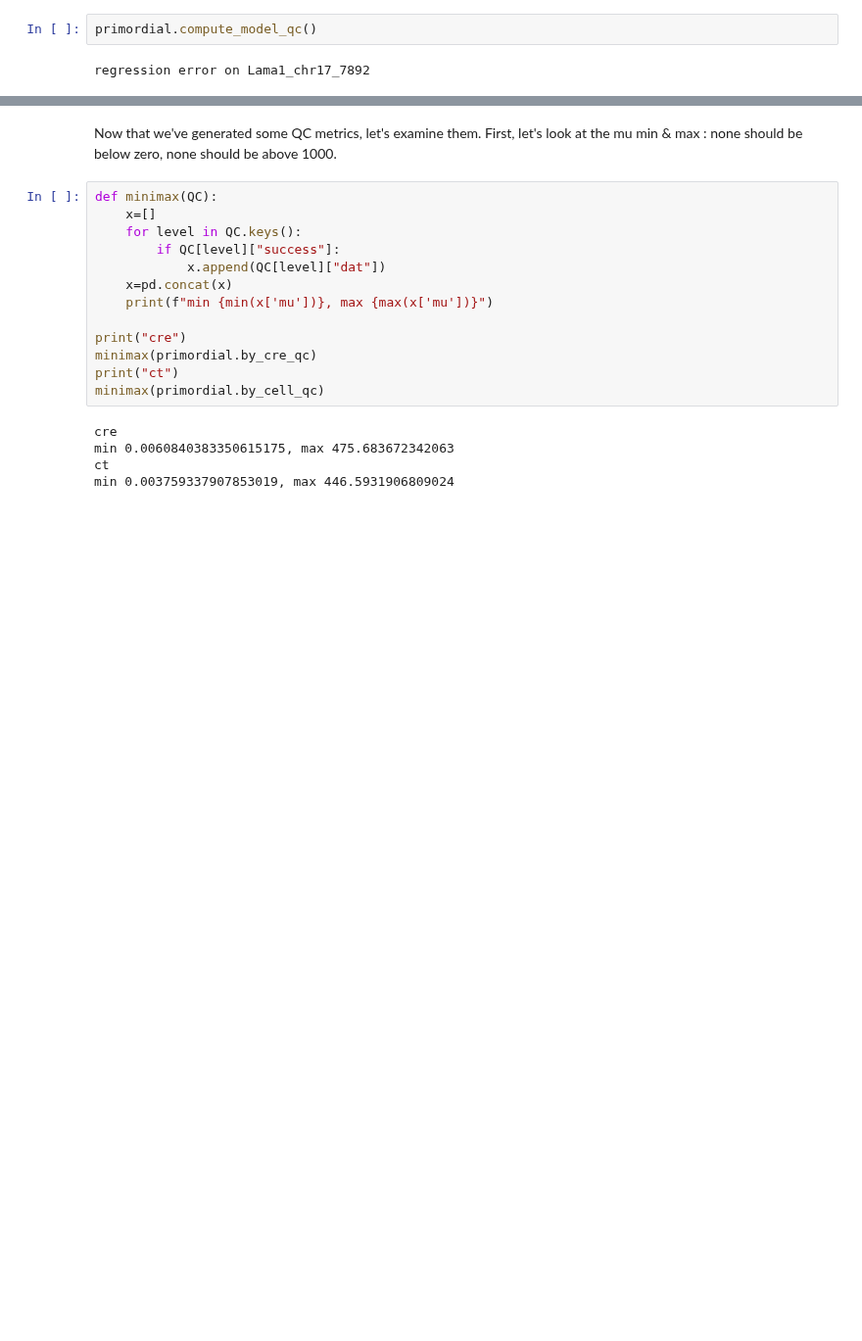
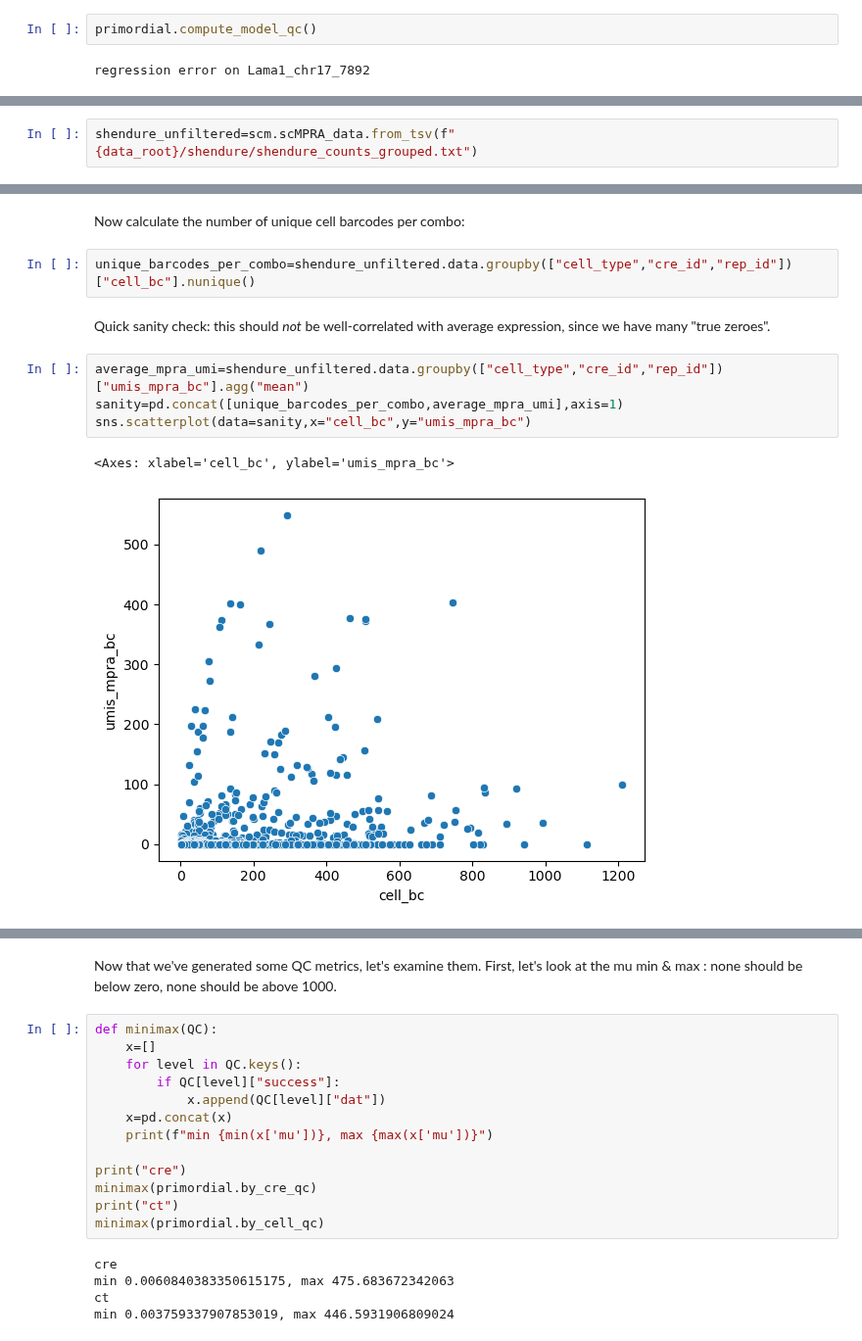
Before and after one commit to Reilly-Lab-Yale/tabula-rasa, a Jupyter notebook: analyses/supporting/shendure_mean_recap.ipynb, the cells around one changed output, grey strips where cells are left out. Shown at 98% size. Saved outputs shown, nothing was run; the diff lists cells and outputs as text; blank space fills up the shorter version.

```diff
--- a/analyses/supporting/shendure_mean_recap.ipynb
+++ b/analyses/supporting/shendure_mean_recap.ipynb
@@ -84,0 +87,2 @@ regression error on Lama1_chr17_7892
+# %%
+shendure_unfiltered=scm.scMPRA_data.from_tsv(f"{data_root}/shendure/shendure_counts_grouped.txt")
@@ -84,0 +105,13 @@ regression error on Lama1_chr17_7892
+# %% [markdown]
+Now calculate the number of unique cell barcodes per combo:
+# %%
+unique_barcodes_per_combo=shendure_unfiltered.data.groupby(["cell_type","cre_id","rep_id"])["cell_bc"].nunique()
+# %% [markdown]
+Quick sanity check: this should *not* be well-correlated with average expression, since we have many "true zeroes".
+# %%
+average_mpra_umi=shendure_unfiltered.data.groupby(["cell_type","cre_id","rep_id"])["umis_mpra_bc"].agg("mean")
+sanity=pd.concat([unique_barcodes_per_combo,average_mpra_umi],axis=1)
+sns.scatterplot(data=sanity,x="cell_bc",y="umis_mpra_bc")
+# %% [output]
+<Axes: xlabel='cell_bc', ylabel='umis_mpra_bc'>
+[figure, added]
```
Also changed, not shown: parts of 18 cells of this notebook.
